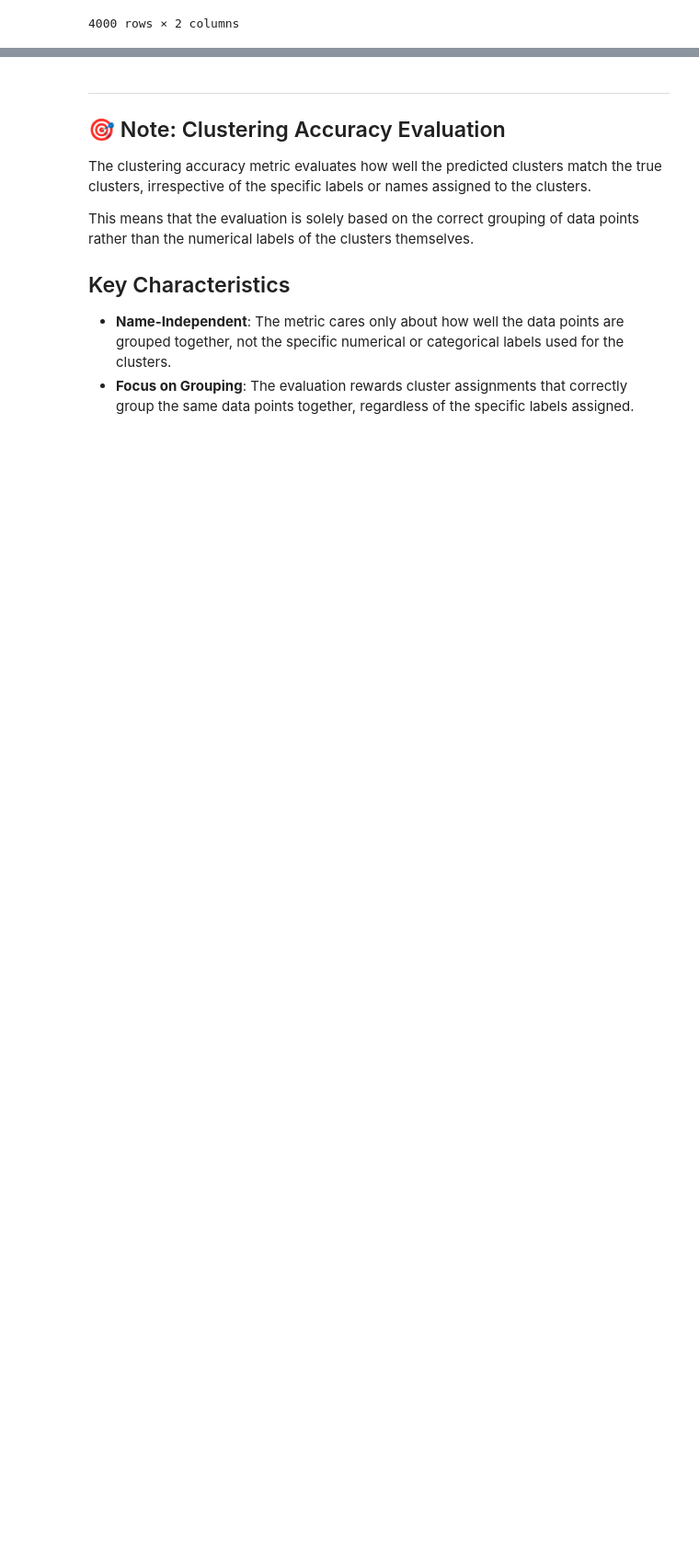
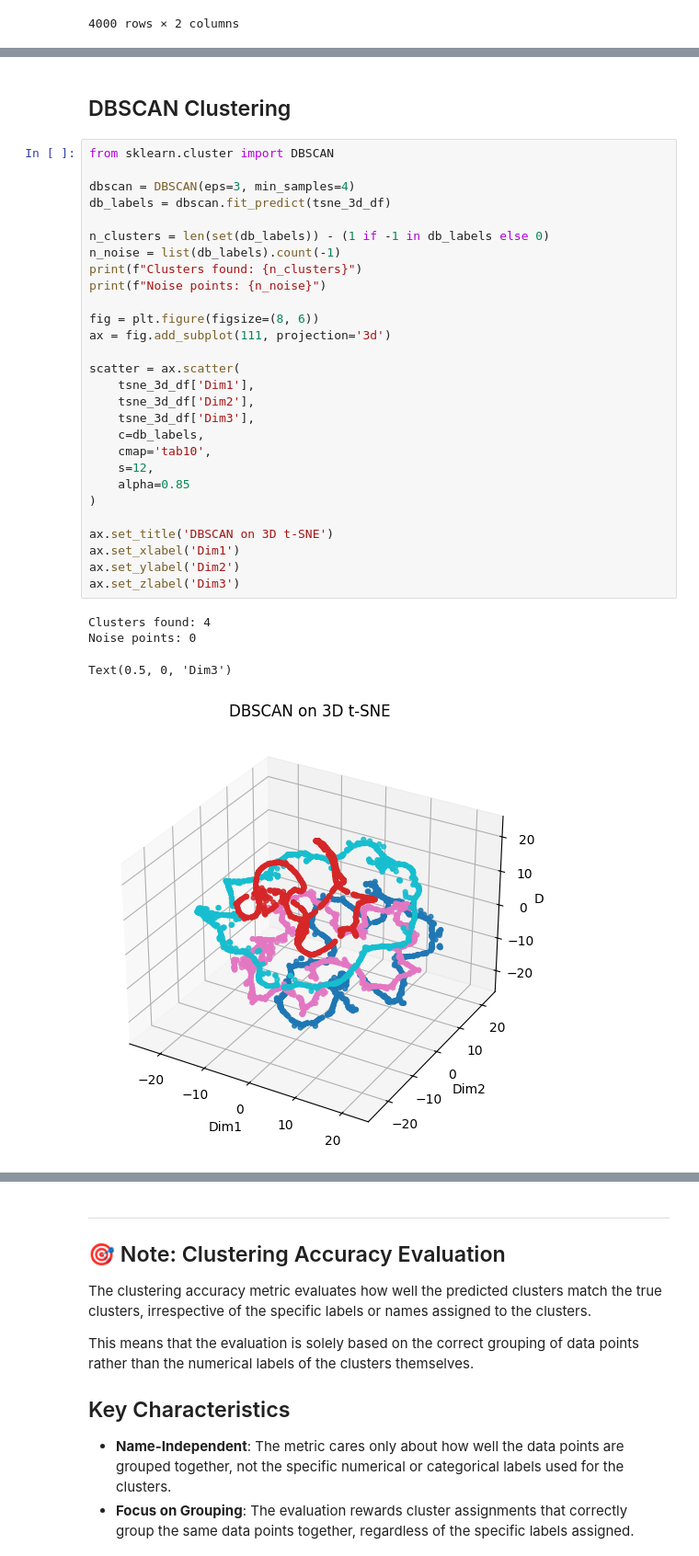
Before and after one commit to jhub04/TDT4172, a Jupyter notebook: Assignment2/Chapter_2.ipynb, the cells around one changed output, grey strips where cells are left out. Shown at 92% size. Drawn from its saved outputs; the diff is of its cells as text; blank space fills up the shorter version.

```diff
--- a/Assignment2/Chapter_2.ipynb
+++ b/Assignment2/Chapter_2.ipynb
@@ -326,0 +414,35 @@ sample_submission
+# %% [markdown]
+## DBSCAN Clustering
+# %%
+from sklearn.cluster import DBSCAN
+
+dbscan = DBSCAN(eps=3, min_samples=4)
+db_labels = dbscan.fit_predict(tsne_3d_df)
+
+n_clusters = len(set(db_labels)) - (1 if -1 in db_labels else 0)
+n_noise = list(db_labels).count(-1)
+print(f"Clusters found: {n_clusters}")
+print(f"Noise points: {n_noise}")
+
+fig = plt.figure(figsize=(8, 6))
+ax = fig.add_subplot(111, projection='3d')
+
+scatter = ax.scatter(
+    tsne_3d_df['Dim1'],
+    tsne_3d_df['Dim2'],
+    tsne_3d_df['Dim3'],
+    c=db_labels,
+    cmap='tab10',
+    s=12,
+    alpha=0.85
+)
+
+ax.set_title('DBSCAN on 3D t-SNE')
+ax.set_xlabel('Dim1')
+ax.set_ylabel('Dim2')
+ax.set_zlabel('Dim3')
+# %% [output]
+Clusters found: 4
+Noise points: 0
+Text(0.5, 0, 'Dim3')
+[figure, added]
```
Also changed, not shown: parts of 25 cells of this notebook.
